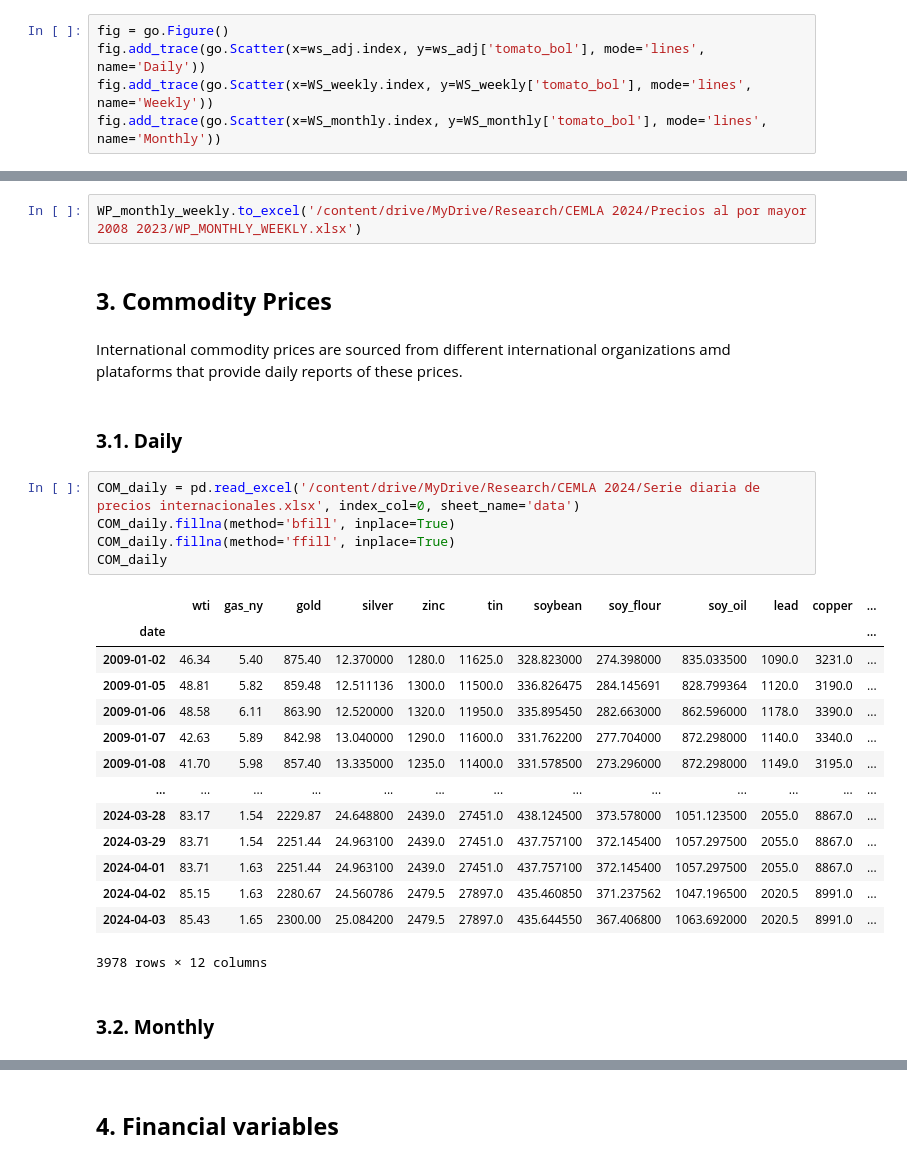
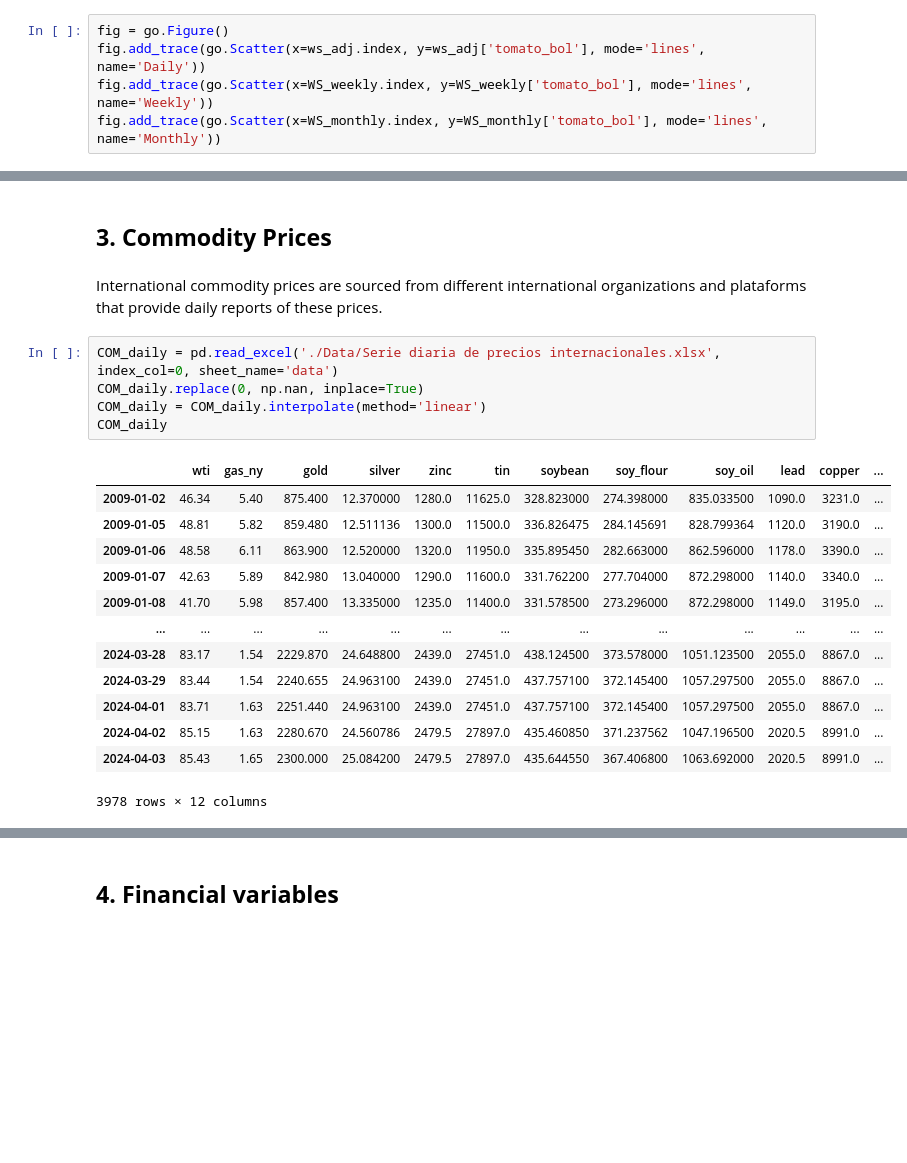
Before and after one commit to osmarbolivar/High-Freq-Inflation-Forecast-2SML, a Jupyter notebook: Data_preprocess.ipynb, the cells around one changed output, grey strips where cells are left out. Drawn from its saved outputs; the diff is of its cells as text; blank space fills up the shorter version.

```diff
--- a/Data_preprocess.ipynb
+++ b/Data_preprocess.ipynb
@@ -430,32 +403,25 @@ fig.show()
-# %%
-WP_monthly_weekly.to_excel('/content/drive/MyDrive/Research/CEMLA 2024/Precios al por mayor 2008 2023/WP_MONTHLY_WEEKLY.xlsx')
 # %% [markdown]
 ## **3. Commodity Prices**
 # %% [markdown]
-International commodity prices are sourced from different international organizations amd plataforms that provide daily reports of these prices.
+International commodity prices are sourced from different international organizations and plataforms that provide daily reports of these prices.
-# %% [markdown]
-### **3.1. Daily**
 # %%
-COM_daily = pd.read_excel('/content/drive/MyDrive/Research/CEMLA 2024/Serie diaria de precios internacionales.xlsx', index_col=0, sheet_name='data')
-COM_daily.fillna(method='bfill', inplace=True)
-COM_daily.fillna(method='ffill', inplace=True)
+COM_daily = pd.read_excel('./Data/Serie diaria de precios internacionales.xlsx', index_col=0, sheet_name='data')
+COM_daily.replace(0, np.nan, inplace=True)
+COM_daily = COM_daily.interpolate(method='linear')
 COM_daily
 # %% [output]
 |  | wti | gas_ny | gold | silver | zinc | tin | soybean | soy_flour | soy_oil | lead | copper | ... |
-| date |  |  |  |  |  |  |  |  |  |  |  | ... |
-| 2009-01-02 | 46.34 | 5.40 | 875.40 | 12.370000 | 1280.0 | 11625.0 | 328.823000 | 274.398000 | 835.033500 | 1090.0 | 3231.0 | ... |
-| 2009-01-05 | 48.81 | 5.82 | 859.48 | 12.511136 | 1300.0 | 11500.0 | 336.826475 | 284.145691 | 828.799364 | 1120.0 | 3190.0 | ... |
-| 2009-01-06 | 48.58 | 6.11 | 863.90 | 12.520000 | 1320.0 | 11950.0 | 335.895450 | 282.663000 | 862.596000 | 1178.0 | 3390.0 | ... |
-| 2009-01-07 | 42.63 | 5.89 | 842.98 | 13.040000 | 1290.0 | 11600.0 | 331.762200 | 277.704000 | 872.298000 | 1140.0 | 3340.0 | ... |
-| 2009-01-08 | 41.70 | 5.98 | 857.40 | 13.335000 | 1235.0 | 11400.0 | 331.578500 | 273.296000 | 872.298000 | 1149.0 | 3195.0 | ... |
+| 2009-01-02 | 46.34 | 5.40 | 875.400 | 12.370000 | 1280.0 | 11625.0 | 328.823000 | 274.398000 | 835.033500 | 1090.0 | 3231.0 | ... |
+| 2009-01-05 | 48.81 | 5.82 | 859.480 | 12.511136 | 1300.0 | 11500.0 | 336.826475 | 284.145691 | 828.799364 | 1120.0 | 3190.0 | ... |
+| 2009-01-06 | 48.58 | 6.11 | 863.900 | 12.520000 | 1320.0 | 11950.0 | 335.895450 | 282.663000 | 862.596000 | 1178.0 | 3390.0 | ... |
+| 2009-01-07 | 42.63 | 5.89 | 842.980 | 13.040000 | 1290.0 | 11600.0 | 331.762200 | 277.704000 | 872.298000 | 1140.0 | 3340.0 | ... |
+| 2009-01-08 | 41.70 | 5.98 | 857.400 | 13.335000 | 1235.0 | 11400.0 | 331.578500 | 273.296000 | 872.298000 | 1149.0 | 3195.0 | ... |
 | ... | ... | ... | ... | ... | ... | ... | ... | ... | ... | ... | ... | ... |
-| 2024-03-28 | 83.17 | 1.54 | 2229.87 | 24.648800 | 2439.0 | 27451.0 | 438.124500 | 373.578000 | 1051.123500 | 2055.0 | 8867.0 | ... |
-| 2024-03-29 | 83.71 | 1.54 | 2251.44 | 24.963100 | 2439.0 | 27451.0 | 437.757100 | 372.145400 | 1057.297500 | 2055.0 | 8867.0 | ... |
-| 2024-04-01 | 83.71 | 1.63 | 2251.44 | 24.963100 | 2439.0 | 27451.0 | 437.757100 | 372.145400 | 1057.297500 | 2055.0 | 8867.0 | ... |
-| 2024-04-02 | 85.15 | 1.63 | 2280.67 | 24.560786 | 2479.5 | 27897.0 | 435.460850 | 371.237562 | 1047.196500 | 2020.5 | 8991.0 | ... |
-| 2024-04-03 | 85.43 | 1.65 | 2300.00 | 25.084200 | 2479.5 | 27897.0 | 435.644550 | 367.406800 | 1063.692000 | 2020.5 | 8991.0 | ... |
+| 2024-03-28 | 83.17 | 1.54 | 2229.870 | 24.648800 | 2439.0 | 27451.0 | 438.124500 | 373.578000 | 1051.123500 | 2055.0 | 8867.0 | ... |
+| 2024-03-29 | 83.44 | 1.54 | 2240.655 | 24.963100 | 2439.0 | 27451.0 | 437.757100 | 372.145400 | 1057.297500 | 2055.0 | 8867.0 | ... |
+| 2024-04-01 | 83.71 | 1.63 | 2251.440 | 24.963100 | 2439.0 | 27451.0 | 437.757100 | 372.145400 | 1057.297500 | 2055.0 | 8867.0 | ... |
+| 2024-04-02 | 85.15 | 1.63 | 2280.670 | 24.560786 | 2479.5 | 27897.0 | 435.460850 | 371.237562 | 1047.196500 | 2020.5 | 8991.0 | ... |
+| 2024-04-03 | 85.43 | 1.65 | 2300.000 | 25.084200 | 2479.5 | 27897.0 | 435.644550 | 367.406800 | 1063.692000 | 2020.5 | 8991.0 | ... |
 3978 rows × 12 columns
-# %% [markdown]
-### **3.2. Monthly**
 # %%
 COM_monthly = COM_daily.resample('M').mean()
```
Also changed, not shown: parts of 30 cells of this notebook, 5 other files.
